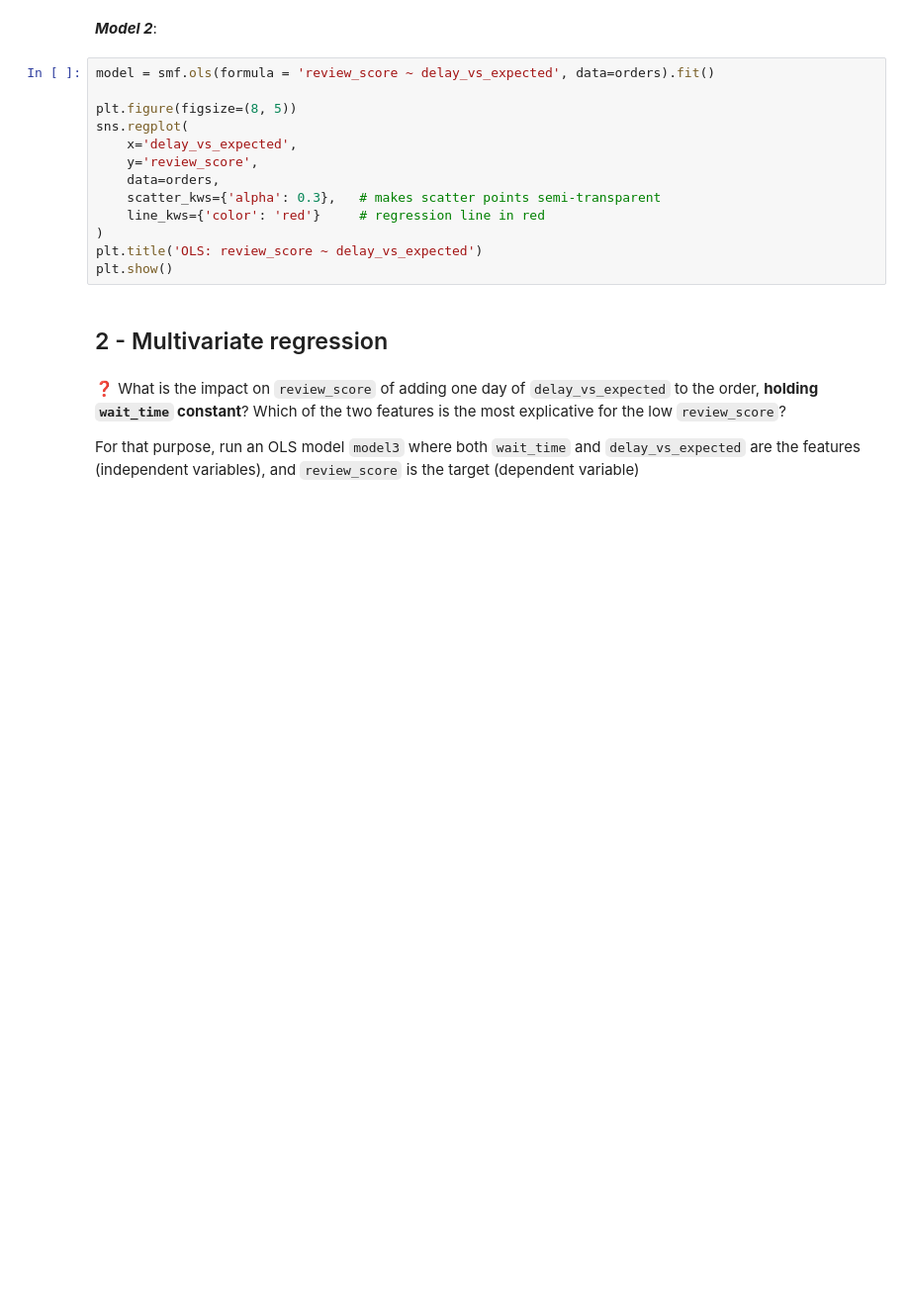
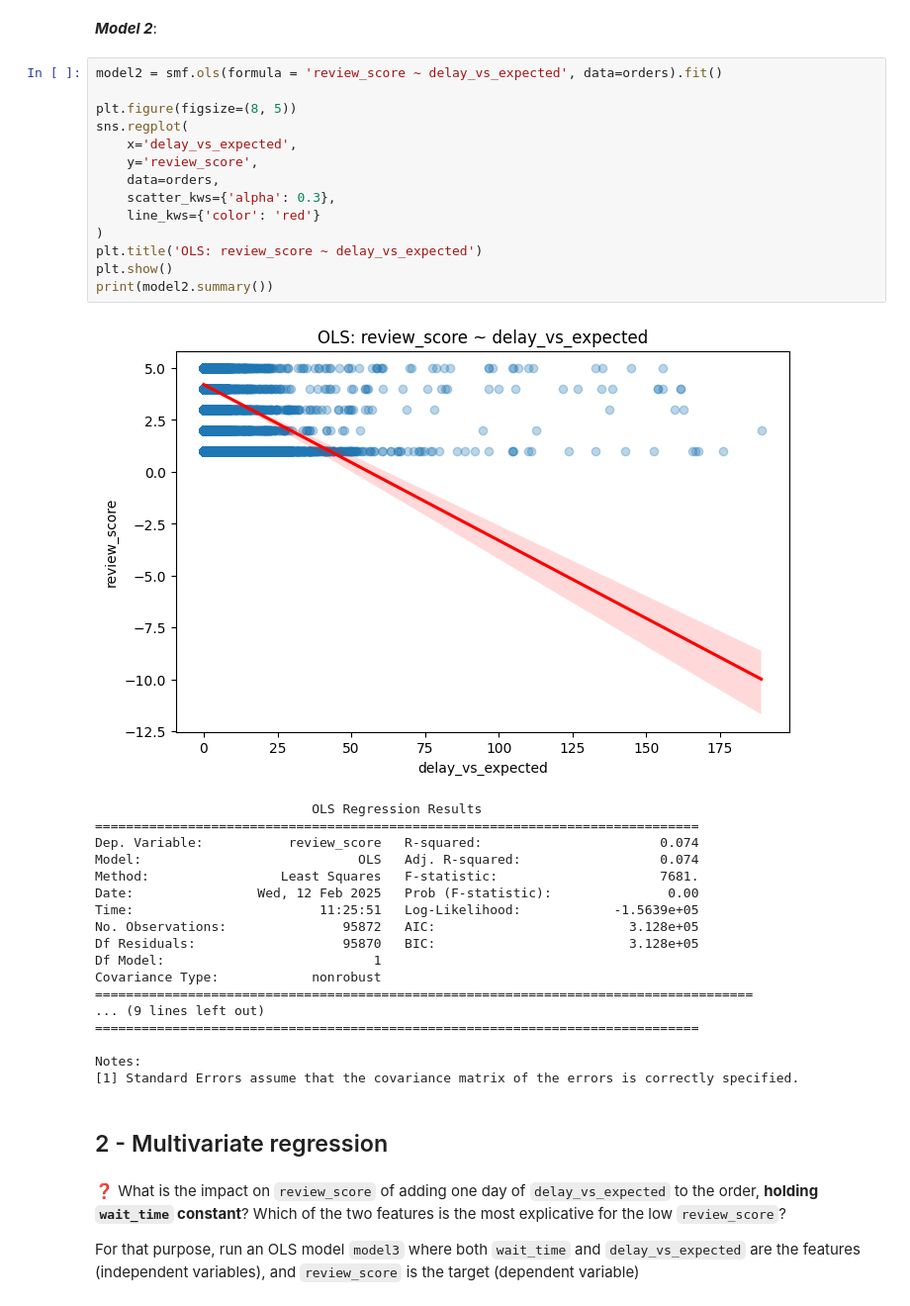
Before and after one commit to andyheggs/data-orders-regression, a Jupyter notebook: orders_regression.ipynb, the cells around one changed output. Shown at 99% size. Cells and saved outputs as stored; diff of their text form; blank space fills up the shorter version.

Commit message:
completion_commit-linear_regression-1_Orders_Regression

```diff
--- a/orders_regression.ipynb
+++ b/orders_regression.ipynb
@@ -68,18 +104,38 @@ plt.show()
 # %% [markdown]
 ***Model 2***:
 # %%
-model = smf.ols(formula = 'review_score ~ delay_vs_expected', data=orders).fit()
+model2 = smf.ols(formula = 'review_score ~ delay_vs_expected', data=orders).fit()
 
 plt.figure(figsize=(8, 5))
 sns.regplot(
     x='delay_vs_expected',
     y='review_score',
     data=orders,
-    scatter_kws={'alpha': 0.3},   # makes scatter points semi-transparent
-    line_kws={'color': 'red'}     # regression line in red
+    scatter_kws={'alpha': 0.3},
+    line_kws={'color': 'red'}
 )
 plt.title('OLS: review_score ~ delay_vs_expected')
 plt.show()
+print(model2.summary())
+# %% [output]
+[figure, added]
+                            OLS Regression Results
+==============================================================================
+Dep. Variable:           review_score   R-squared:                       0.074
+Model:                            OLS   Adj. R-squared:                  0.074
+Method:                 Least Squares   F-statistic:                     7681.
+Date:                Wed, 12 Feb 2025   Prob (F-statistic):               0.00
+Time:                        11:25:51   Log-Likelihood:            -1.5639e+05
+No. Observations:               95872   AIC:                         3.128e+05
+Df Residuals:                   95870   BIC:                         3.128e+05
+Df Model:                           1
+Covariance Type:            nonrobust
+=====================================================================================
+... (9 lines left out)
+==============================================================================
+
+Notes:
+[1] Standard Errors assume that the covariance matrix of the errors is correctly specified.
 # %% [markdown]
 ## 2 - Multivariate regression
 # %% [markdown]
```
Also changed, not shown: parts of 27 cells of this notebook.
